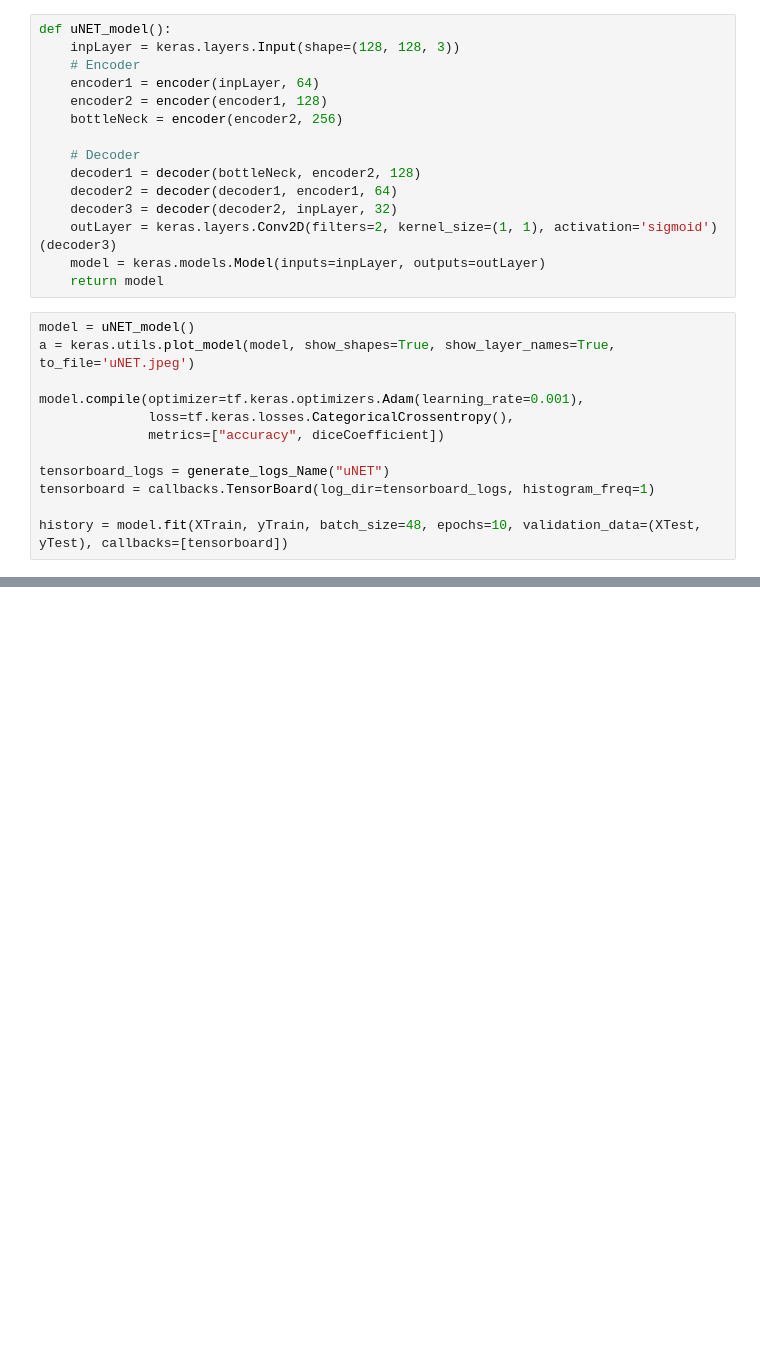
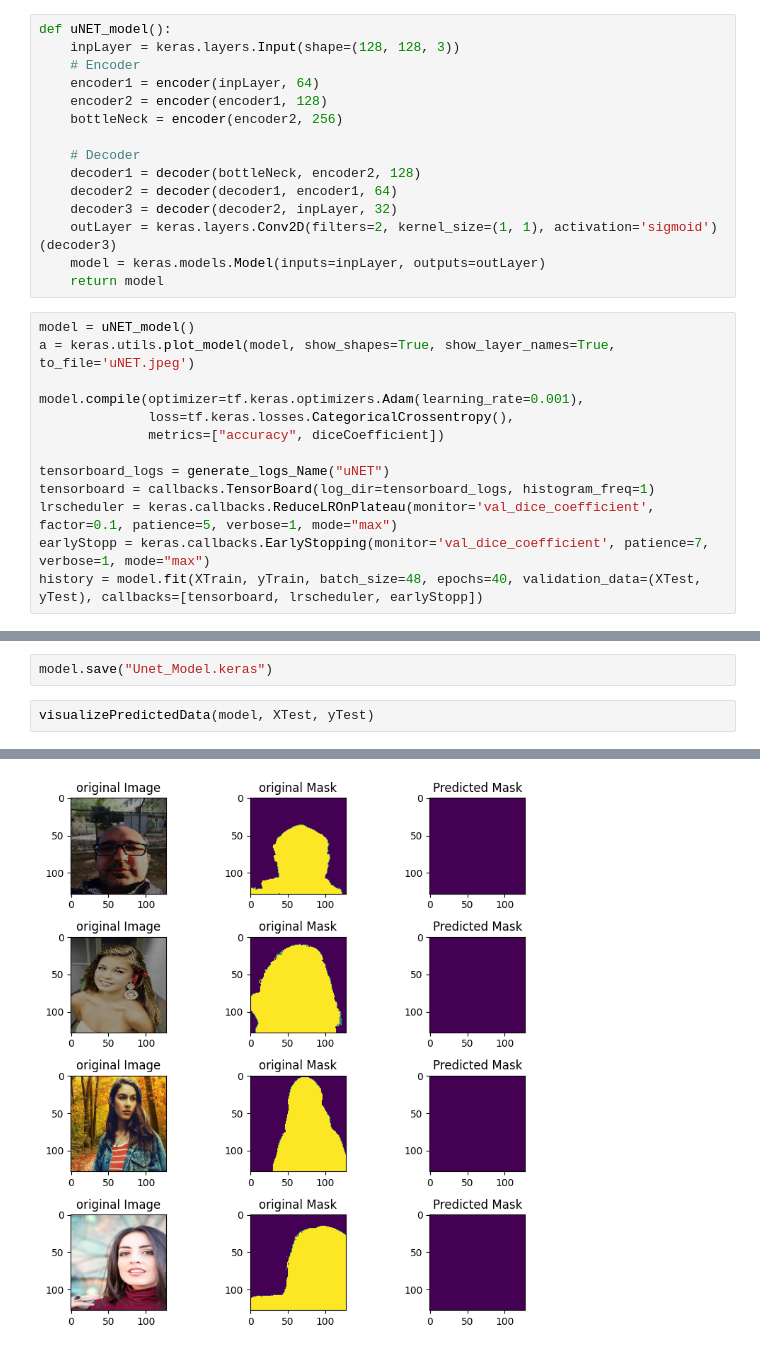
Before and after one commit to im-miracle/semantic_object_Segmentation, a Jupyter notebook: notebook/semanticSegmentation_modelling.ipynb, the cells around one changed output, grey strips where cells are left out. Drawn from its saved outputs; the diff is of its cells as text; blank space fills up the shorter version.

Commit message:
Kaggle Notebook | semanticSegmentation_modelling | Version 2

```diff
--- a/notebook/semanticSegmentation_modelling.ipynb
+++ b/notebook/semanticSegmentation_modelling.ipynb
@@ -371,5 +387,6 @@ model.compile(optimizer=tf.keras.optimizers.Adam(learning_rate=0.001),
 
 tensorboard_logs = generate_logs_Name("uNET")
 tensorboard = callbacks.TensorBoard(log_dir=tensorboard_logs, histogram_freq=1)
-
-history = model.fit(XTrain, yTrain, batch_size=48, epochs=10, validation_data=(XTest, yTest), callbacks=[tensorboard])
+lrscheduler = keras.callbacks.ReduceLROnPlateau(monitor='val_dice_coefficient', factor=0.1, patience=5, verbose=1, mode="max")
+earlyStopp = keras.callbacks.EarlyStopping(monitor='val_dice_coefficient', patience=7, verbose=1, mode="max")
+history = model.fit(XTrain, yTrain, batch_size=48, epochs=40, validation_data=(XTest, yTest), callbacks=[tensorboard, lrscheduler, earlyStopp])
@@ -375,0 +411,5 @@ history = model.fit(XTrain, yTrain, batch_size=48, epochs=10, validation_data=(X
+# %%
+model.save("Unet_Model.keras")
+# %%
+visualizePredictedData(model, XTest, yTest)
+# %% [output]
@@ -375,0 +417 @@ history = model.fit(XTrain, yTrain, batch_size=48, epochs=10, validation_data=(X
+[figure, added]
```
Also changed, not shown: parts of 10 cells of this notebook.
